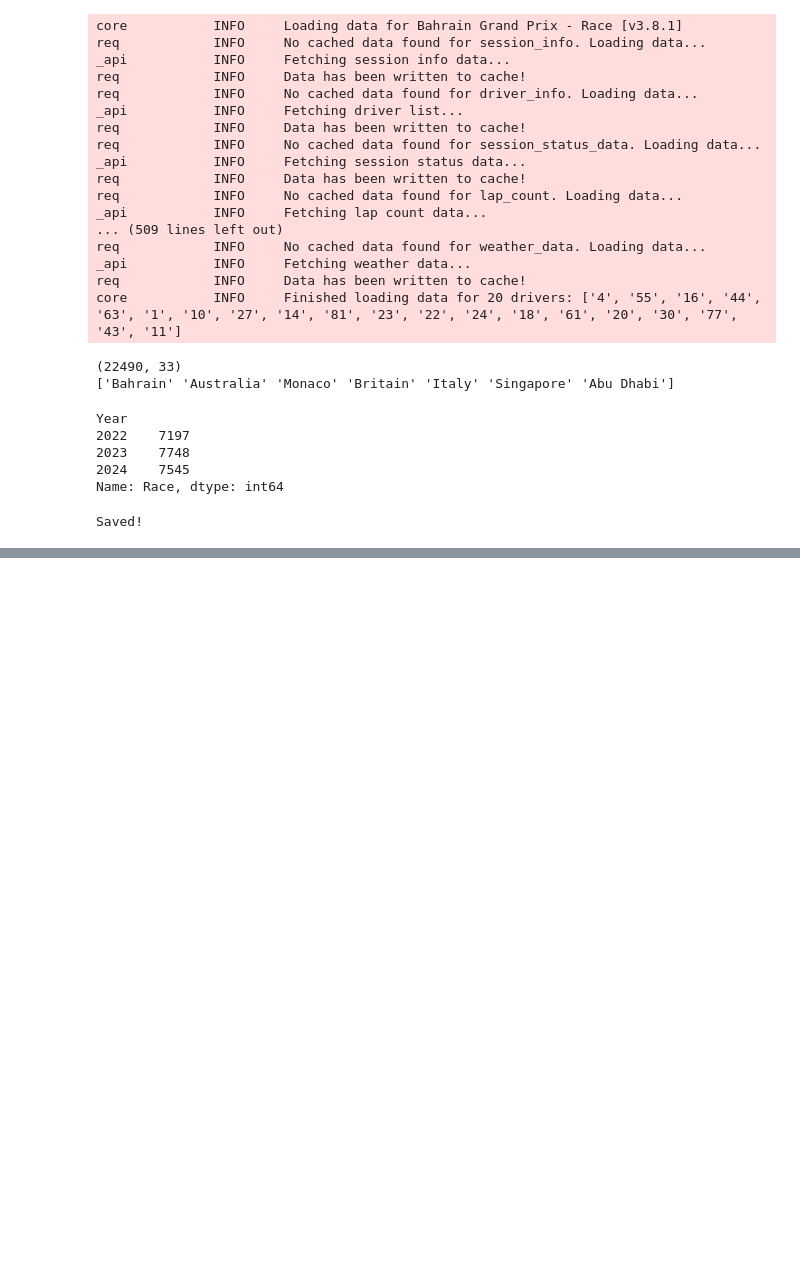
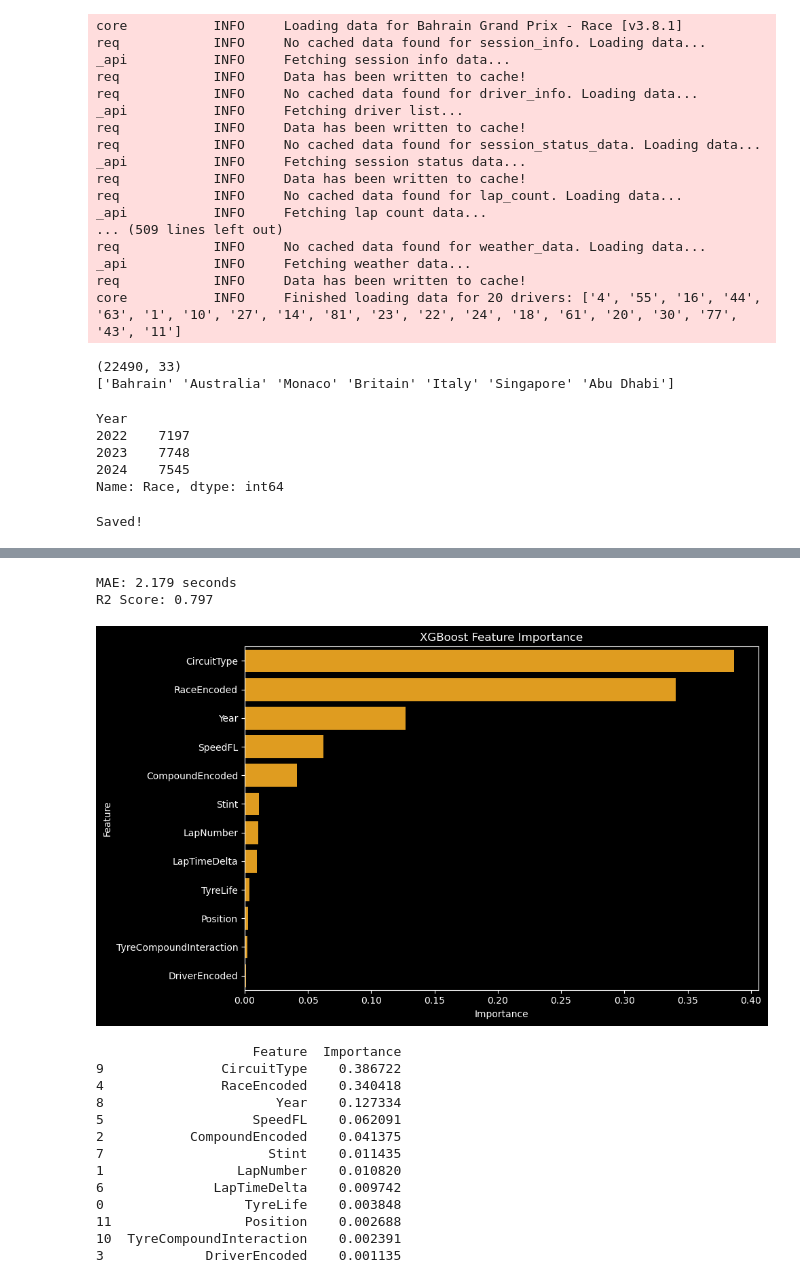
Before and after one commit to MukundTyagi30/Formula1, a Jupyter notebook: notebooks/03_model.ipynb, the cells around one changed output, grey strips where cells are left out. Cells and saved outputs as stored; diff of their text form; code cells hidden in the pictures; blank space fills up the shorter version.

```diff
--- a/notebooks/03_model.ipynb
+++ b/notebooks/03_model.ipynb
@@ -72,0 +278,3 @@ Saved!
+# %%
+df = df.drop(columns=['DegradationFromNew'])
+print(df.shape)
@@ -72,0 +294,3 @@ Saved!
+# %%
+street_circuits = ['Monaco', 'Singapore', 'Australia']
+df['CircuitType'] = df['Race'].apply(lambda x: 1 if x in street_circuits else 0)
@@ -72,0 +324,56 @@ Saved!
+# %%
+from xgboost import XGBRegressor
+from sklearn.metrics import mean_absolute_error, r2_score
+
+xgb_model = XGBRegressor(
+    n_estimators=500,
+    learning_rate=0.05,
+    max_depth=6,
+    subsample=0.8,
+    colsample_bytree=0.8,
+    random_state=42,
+    n_jobs=-1
+)
+
+xgb_model.fit(X_train, y_train)
+
+y_pred = xgb_model.predict(X_test)
+
+mae = mean_absolute_error(y_test, y_pred)
+r2 = r2_score(y_test, y_pred)
+
+print(f"MAE: {mae:.3f} seconds")
+print(f"R2 Score: {r2:.3f}")
+# %% [output]
+MAE: 2.179 seconds
+R2 Score: 0.797
+# %%
+import pandas as pd
+importance = pd.DataFrame({
+    'Feature': features,
+    'Importance': xgb_model.feature_importances_
+}).sort_values('Importance', ascending=False)
+
+plt.style.use('dark_background')
+fig, ax = plt.subplots(figsize=(10, 6))
+sns.barplot(x='Importance', y='Feature', data=importance, ax=ax, color='orange')
+ax.set_title('XGBoost Feature Importance')
+plt.tight_layout()
+plt.show()
+
+print(importance)
+# %% [output]
+[figure, added]
+                    Feature  Importance
+9               CircuitType    0.386722
+4               RaceEncoded    0.340418
+8                      Year    0.127334
+5                   SpeedFL    0.062091
+2           CompoundEncoded    0.041375
+7                     Stint    0.011435
+1                 LapNumber    0.010820
+6              LapTimeDelta    0.009742
+0                  TyreLife    0.003848
+11                 Position    0.002688
+10  TyreCompoundInteraction    0.002391
+3             DriverEncoded    0.001135
```
Also changed, not shown: parts of 39 cells of this notebook.
